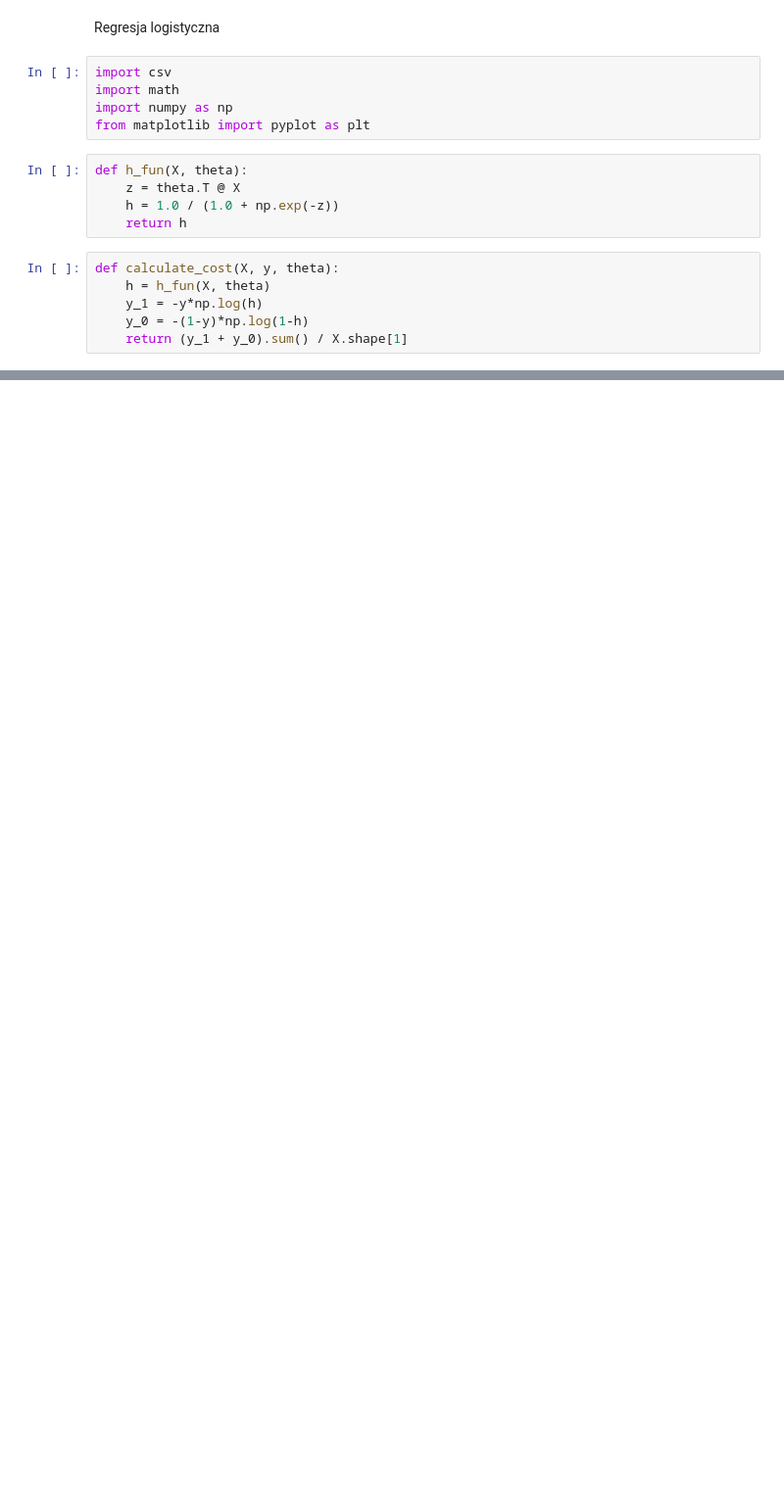
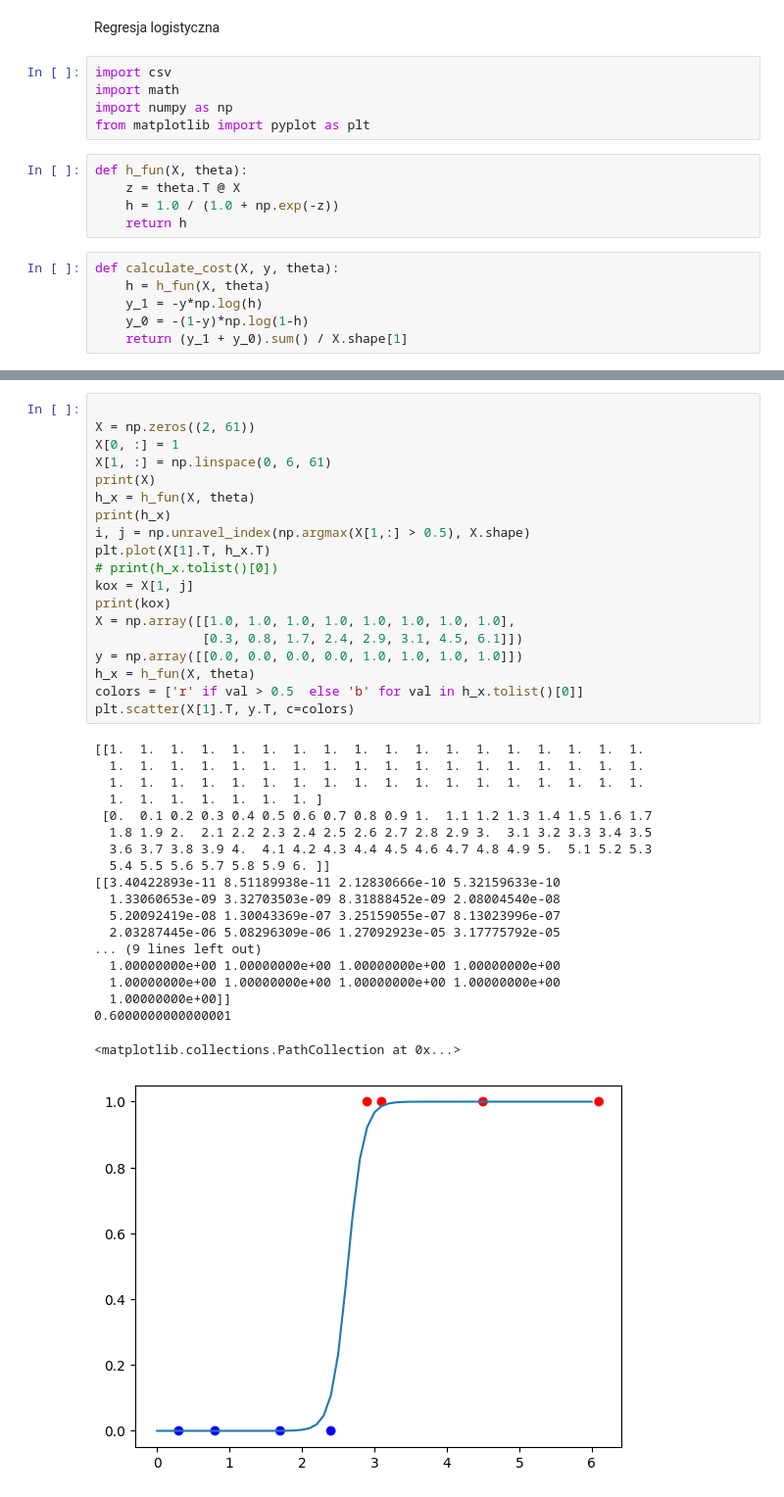
Before and after one commit to JakubStyczen/MachineLearining, a Jupyter notebook: LogicRegression/ML_LAB3.ipynb, the cells around one changed output, grey strips where cells are left out. Shown at 98% size. Cells and saved outputs as stored; diff of their text form; blank space fills up the shorter version.

```diff
--- a/LogicRegression/ML_LAB3.ipynb
+++ b/LogicRegression/ML_LAB3.ipynb
@@ -52,0 +82,39 @@ def gradient_descent_ndim(X, y, theta, alpha=alpha, eps=eps, max_iter=100000):
+# %%
+
+X = np.zeros((2, 61))
+X[0, :] = 1
+X[1, :] = np.linspace(0, 6, 61)
+print(X)
+h_x = h_fun(X, theta)
+print(h_x)
+i, j = np.unravel_index(np.argmax(X[1,:] > 0.5), X.shape)
+plt.plot(X[1].T, h_x.T)
+# print(h_x.tolist()[0])
+kox = X[1, j]
+print(kox)
+X = np.array([[1.0, 1.0, 1.0, 1.0, 1.0, 1.0, 1.0, 1.0],
+              [0.3, 0.8, 1.7, 2.4, 2.9, 3.1, 4.5, 6.1]])
+y = np.array([[0.0, 0.0, 0.0, 0.0, 1.0, 1.0, 1.0, 1.0]])
+h_x = h_fun(X, theta)
+colors = ['r' if val > 0.5  else 'b' for val in h_x.tolist()[0]]
+plt.scatter(X[1].T, y.T, c=colors)
+# %% [output]
+[[1.  1.  1.  1.  1.  1.  1.  1.  1.  1.  1.  1.  1.  1.  1.  1.  1.  1.
+  1.  1.  1.  1.  1.  1.  1.  1.  1.  1.  1.  1.  1.  1.  1.  1.  1.  1.
+  1.  1.  1.  1.  1.  1.  1.  1.  1.  1.  1.  1.  1.  1.  1.  1.  1.  1.
+  1.  1.  1.  1.  1.  1.  1. ]
+ [0.  0.1 0.2 0.3 0.4 0.5 0.6 0.7 0.8 0.9 1.  1.1 1.2 1.3 1.4 1.5 1.6 1.7
+  1.8 1.9 2.  2.1 2.2 2.3 2.4 2.5 2.6 2.7 2.8 2.9 3.  3.1 3.2 3.3 3.4 3.5
+  3.6 3.7 3.8 3.9 4.  4.1 4.2 4.3 4.4 4.5 4.6 4.7 4.8 4.9 5.  5.1 5.2 5.3
+  5.4 5.5 5.6 5.7 5.8 5.9 6. ]]
+[[3.40422893e-11 8.51189938e-11 2.12830666e-10 5.32159633e-10
+  1.33060653e-09 3.32703503e-09 8.31888452e-09 2.08004540e-08
+  5.20092419e-08 1.30043369e-07 3.25159055e-07 8.13023996e-07
+  2.03287445e-06 5.08296309e-06 1.27092923e-05 3.17775792e-05
+... (9 lines left out)
+  1.00000000e+00 1.00000000e+00 1.00000000e+00 1.00000000e+00
+  1.00000000e+00 1.00000000e+00 1.00000000e+00 1.00000000e+00
+  1.00000000e+00]]
+0.6000000000000001
+<matplotlib.collections.PathCollection at 0x...>
+[figure, added]
```
Also changed, not shown: parts of 19 cells of this notebook.
